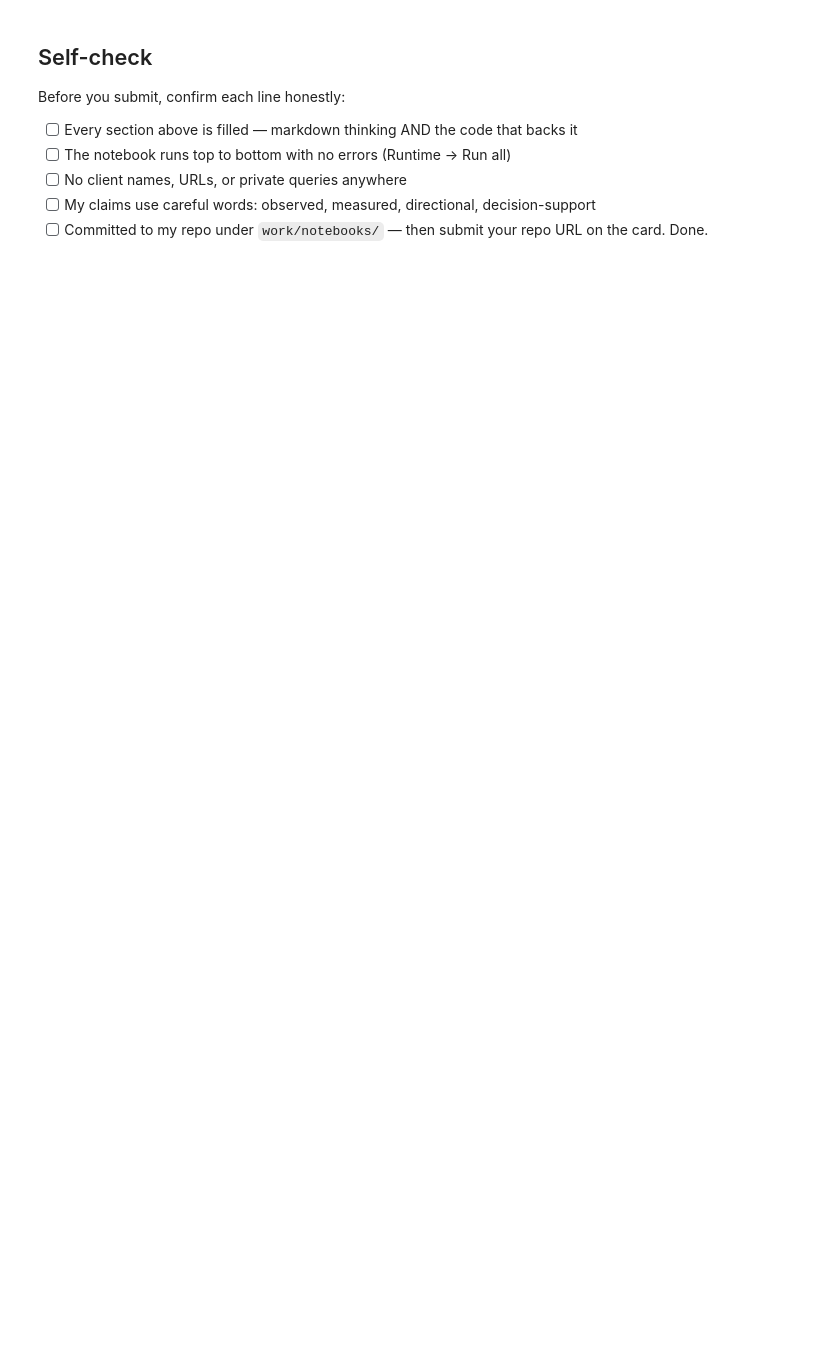
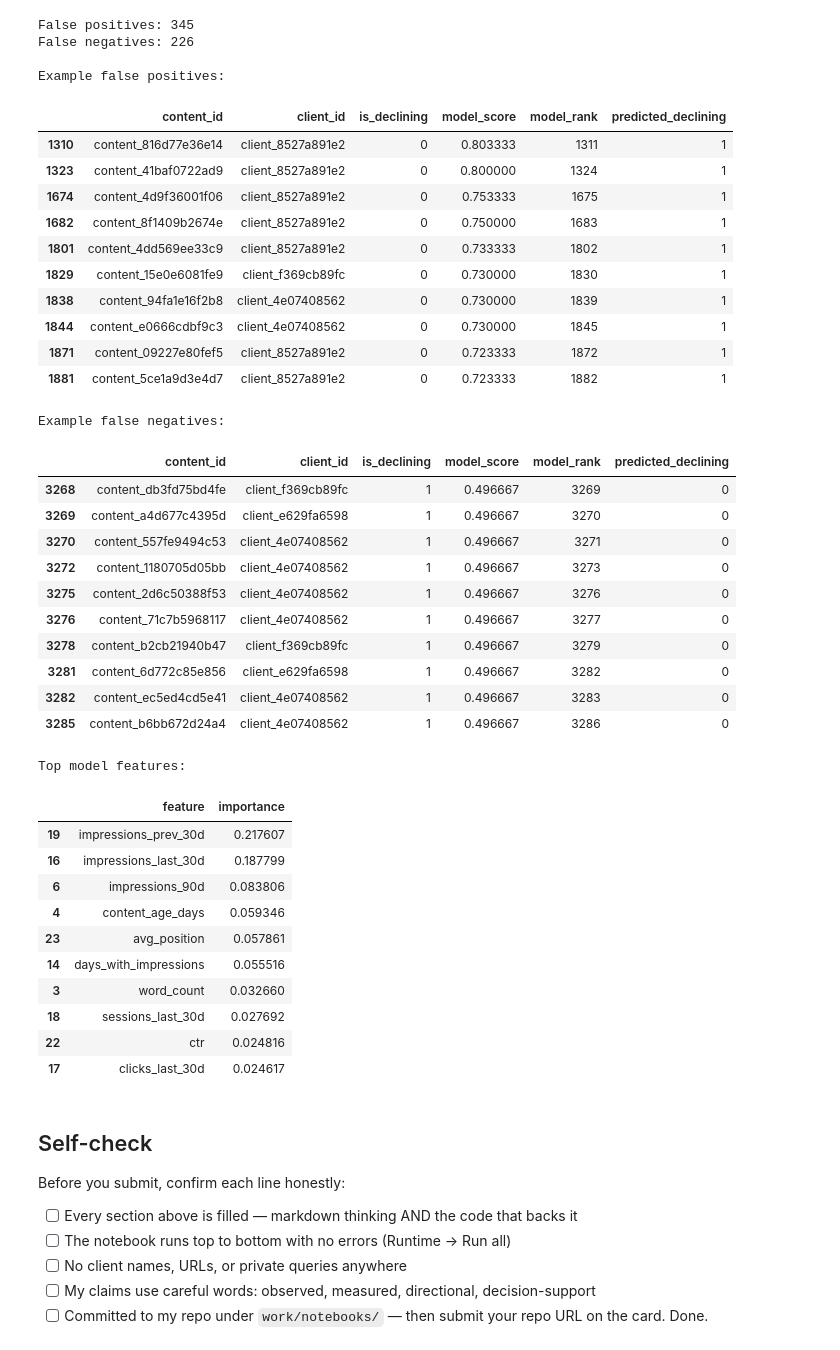
Before and after one commit to ziadhamouda370-beep/flyrank-ml, a Jupyter notebook: work/notebooks/w05_model.ipynb, the cells around one changed output. Drawn from its saved outputs; the diff is of its cells as text; code cells hidden in the pictures; blank space fills up the shorter version.

```diff
--- a/work/notebooks/w05_model.ipynb
+++ b/work/notebooks/w05_model.ipynb
@@ -37,3 +218,83 @@ This skeleton is yours to fill. Work the sections **in order** — each one has
+# %%
+# This cell is for CODE (numbers, a query, a check).
+# Write your text answer in the cell ABOVE this one — typing sentences here breaks Run All.
+# Predictions at the default probability threshold
+model_results["predicted_declining"] = (
+    model_results["model_score"] >= 0.5
+).astype(int)
+
+# False positives
+false_positives = model_results[
+    (model_results["predicted_declining"] == 1) &
+    (model_results["is_declining"] == 0)
+].copy()
+
+# False negatives
+false_negatives = model_results[
+    (model_results["predicted_declining"] == 0) &
+    (model_results["is_declining"] == 1)
+].copy()
+
+print("False positives:", len(false_positives))
+print("False negatives:", len(false_negatives))
+
+print("\nExample false positives:")
+display(false_positives.head(10))
+
+print("\nExample false negatives:")
+display(false_negatives.head(10))
+
+# Feature importance
+importance = pd.DataFrame({
+    "feature": feature_cols,
+    "importance": model.feature_importances_
+}).sort_values(
+    "importance",
+    ascending=False
+)
+
+print("\nTop model features:")
+display(importance.head(10))
+# %% [output]
+False positives: 345
+False negatives: 226
+
+Example false positives:
+|  | content_id | client_id | is_declining | model_score | model_rank | predicted_declining |
+| 1310 | content_816d77e36e14 | client_8527a891e2 | 0 | 0.803333 | 1311 | 1 |
+| 1323 | content_41baf0722ad9 | client_8527a891e2 | 0 | 0.800000 | 1324 | 1 |
+| 1674 | content_4d9f36001f06 | client_8527a891e2 | 0 | 0.753333 | 1675 | 1 |
+| 1682 | content_8f1409b2674e | client_8527a891e2 | 0 | 0.750000 | 1683 | 1 |
+| 1801 | content_4dd569ee33c9 | client_8527a891e2 | 0 | 0.733333 | 1802 | 1 |
+| 1829 | content_15e0e6081fe9 | client_f369cb89fc | 0 | 0.730000 | 1830 | 1 |
+| 1838 | content_94fa1e16f2b8 | client_4e07408562 | 0 | 0.730000 | 1839 | 1 |
+| 1844 | content_e0666cdbf9c3 | client_4e07408562 | 0 | 0.730000 | 1845 | 1 |
+| 1871 | content_09227e80fef5 | client_8527a891e2 | 0 | 0.723333 | 1872 | 1 |
+| 1881 | content_5ce1a9d3e4d7 | client_8527a891e2 | 0 | 0.723333 | 1882 | 1 |
+Example false negatives:
+|  | content_id | client_id | is_declining | model_score | model_rank | predicted_declining |
+| 3268 | content_db3fd75bd4fe | client_f369cb89fc | 1 | 0.496667 | 3269 | 0 |
+| 3269 | content_a4d677c4395d | client_e629fa6598 | 1 | 0.496667 | 3270 | 0 |
+| 3270 | content_557fe9494c53 | client_4e07408562 | 1 | 0.496667 | 3271 | 0 |
+| 3272 | content_1180705d05bb | client_4e07408562 | 1 | 0.496667 | 3273 | 0 |
+| 3275 | content_2d6c50388f53 | client_4e07408562 | 1 | 0.496667 | 3276 | 0 |
+| 3276 | content_71c7b5968117 | client_4e07408562 | 1 | 0.496667 | 3277 | 0 |
+| 3278 | content_b2cb21940b47 | client_f369cb89fc | 1 | 0.496667 | 3279 | 0 |
+| 3281 | content_6d772c85e856 | client_e629fa6598 | 1 | 0.496667 | 3282 | 0 |
+| 3282 | content_ec5ed4cd5e41 | client_4e07408562 | 1 | 0.496667 | 3283 | 0 |
+| 3285 | content_b6bb672d24a4 | client_4e07408562 | 1 | 0.496667 | 3286 | 0 |
+Top model features:
+|  | feature | importance |
+| 19 | impressions_prev_30d | 0.217607 |
+| 16 | impressions_last_30d | 0.187799 |
+| 6 | impressions_90d | 0.083806 |
+| 4 | content_age_days | 0.059346 |
+| 23 | avg_position | 0.057861 |
+| 14 | days_with_impressions | 0.055516 |
+| 3 | word_count | 0.032660 |
+| 18 | sessions_last_30d | 0.027692 |
+| 22 | ctr | 0.024816 |
+| 17 | clicks_last_30d | 0.024617 |
 # %% [markdown]
 ## Self-check
 
```
Also changed, not shown: parts of 15 cells of this notebook.
